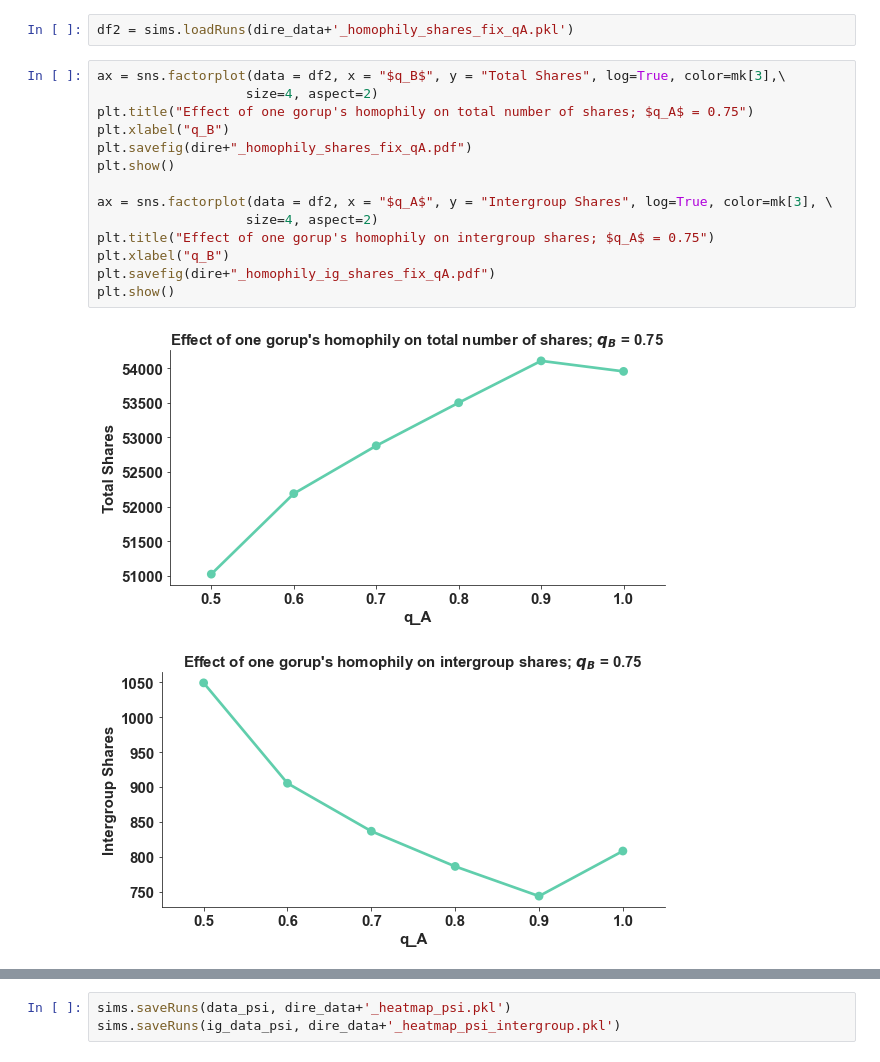
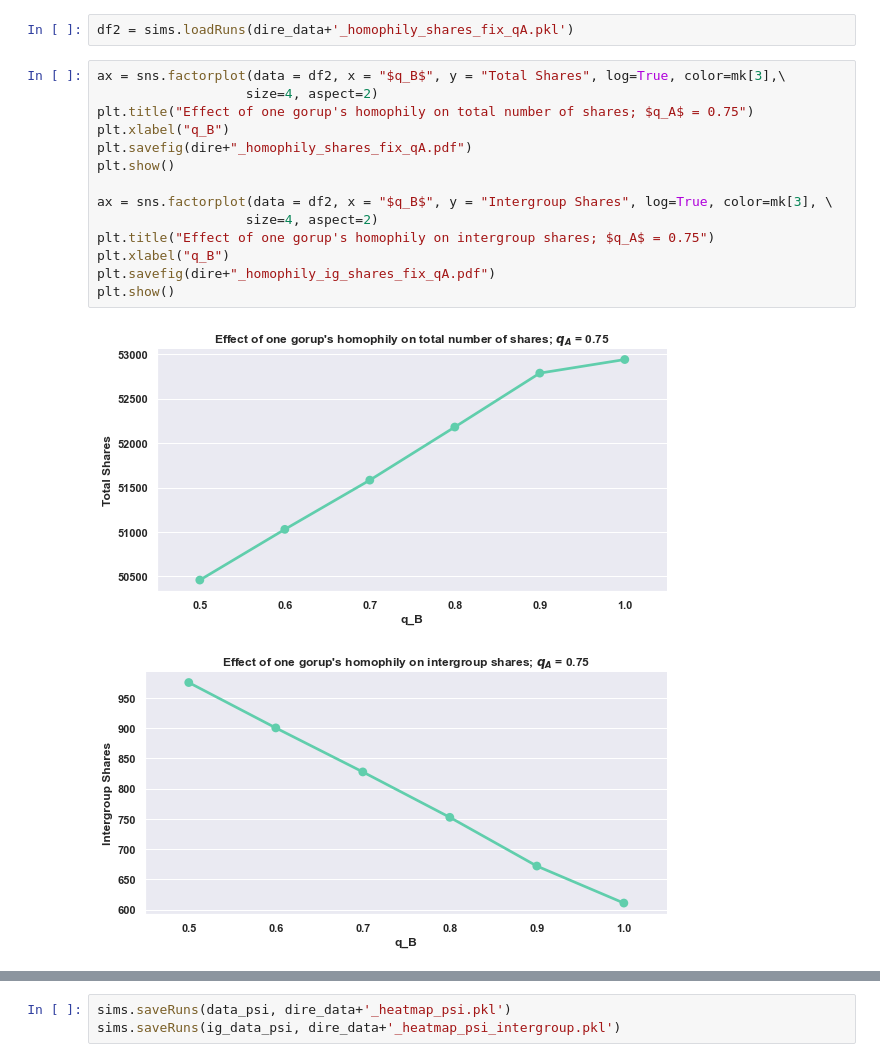
Before and after one commit to jfinocchiaro/long-term-fair-mdps, a Jupyter notebook: political-influence-refactored/notebooks/generate_runs.ipynb, the cells around one changed output, grey strips where cells are left out. Cells and saved outputs as stored; diff of their text form.

Commit message:
homophily_figures

```diff
--- a/political-influence-refactored/notebooks/generate_runs.ipynb
+++ b/political-influence-refactored/notebooks/generate_runs.ipynb
@@ -534,20 +534,20 @@ df2 = sims.loadRuns(dire_data+'_homophily_shares_fix_qA.pkl')
 # %%
 ax = sns.factorplot(data = df2, x = "$q_B$", y = "Total Shares", log=True, color=mk[3],\
                    size=4, aspect=2)
 plt.title("Effect of one gorup's homophily on total number of shares; $q_A$ = 0.75")
 plt.xlabel("q_B")
 plt.savefig(dire+"_homophily_shares_fix_qA.pdf")
 plt.show()
 
-ax = sns.factorplot(data = df2, x = "$q_A$", y = "Intergroup Shares", log=True, color=mk[3], \
+ax = sns.factorplot(data = df2, x = "$q_B$", y = "Intergroup Shares", log=True, color=mk[3], \
                    size=4, aspect=2)
 plt.title("Effect of one gorup's homophily on intergroup shares; $q_A$ = 0.75")
 plt.xlabel("q_B")
 plt.savefig(dire+"_homophily_ig_shares_fix_qA.pdf")
 plt.show()
 # %% [output]
-[figure, old version]
+[figure, new version]
-[figure, old version]
+[figure, new version]
 # %%
 share_list = []
 ig_share_list = [] #intergroup shares
```
Also changed, not shown: parts of 4 cells of this notebook, 5 other files.
